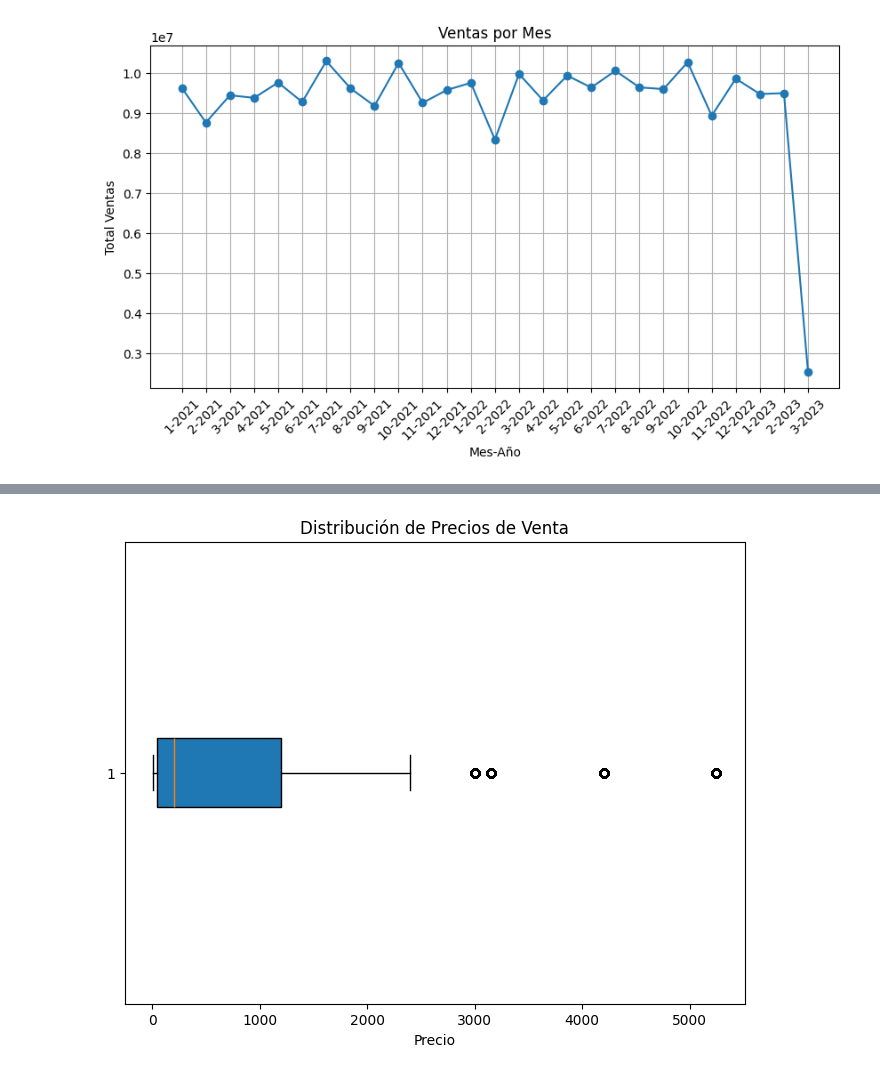
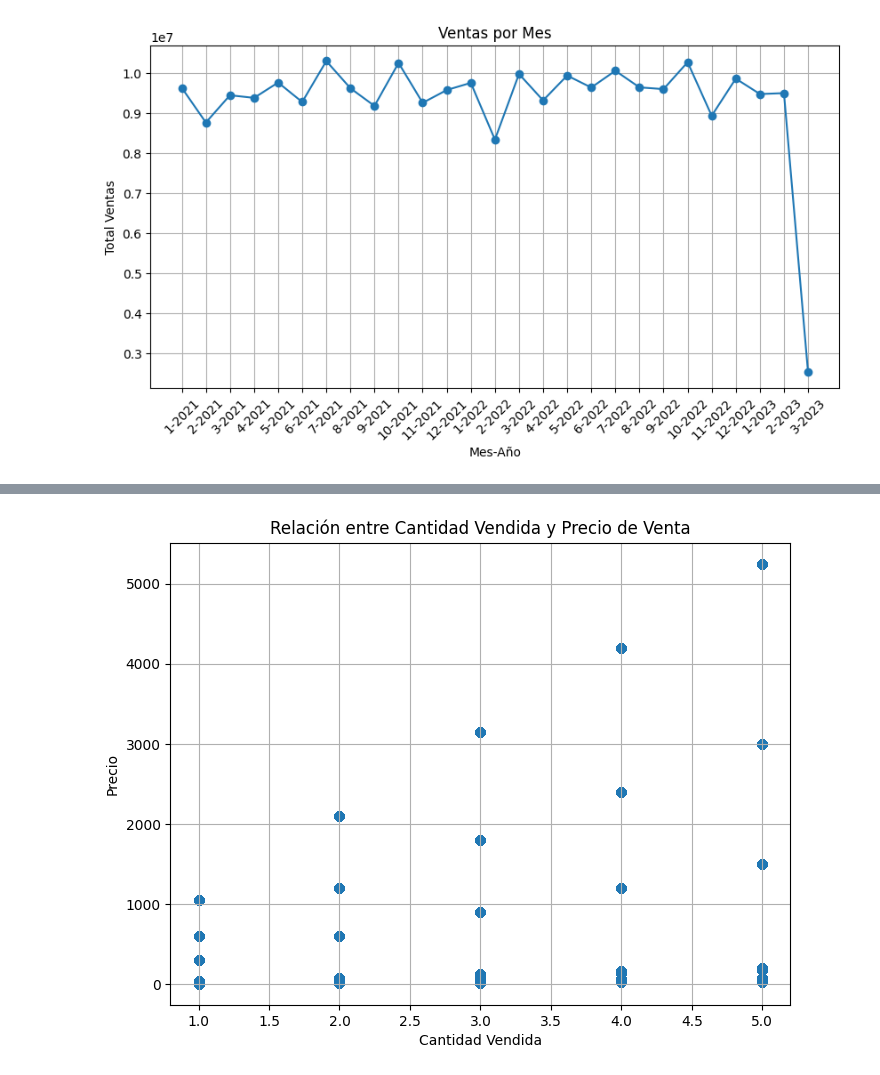
Before and after one commit to juanhcode/Customer-Shopping-Analytics, a Jupyter notebook: customerPandas.ipynb, the cells around one changed output, grey strips where cells are left out. Saved outputs shown, nothing was run; the diff lists cells and outputs as text; code cells hidden in the pictures.

```diff
--- a/customerPandas.ipynb
+++ b/customerPandas.ipynb
@@ -591,19 +592,18 @@ df_ventas_mes
 | 26 | 2023 | 3 | 2514146.79 |
 # %%
 import matplotlib.pyplot as plt
-import pandas as pd
-from sqlalchemy import create_engine
 
 DATABASE_URL = "postgresql://admin:admin123@localhost:5432/CustomerShopDB"
 engine = create_engine(DATABASE_URL)
 
-
+DATABASE_URL="postgresql://project1_cdd_db_owner:npg_52oPJzylMEbA@ep-silent-cell-a4z5hbun-pooler.us-east-1.aws.neon.tech/project1_cdd_db?sslmode=require"
+engine = create_engine(DATABASE_URL)
 
 # 1. Ventas por mes (línea)
 df_ventas_mes = pd.read_sql("""
-    SELECT d.month, d.year, SUM(s.total_price) AS total_ventas
-    FROM sales s
-    JOIN date d ON s.invoice_date = d.date_id
+    SELECT d.month, d.year, SUM(s.price * s.quantity) AS total_ventas
+    FROM public."factSales" s
+    JOIN public."dimInvoiceDate" d ON s.id_invoice_date = d.id_invoice_date
     GROUP BY d.year, d.month
     ORDER BY d.year, d.month
 """, engine)
@@ -688,13 +682,15 @@ plt.show()
 # %%
-# 6. Distribución de precios de venta (cajas y bigotes)
-df_precios = pd.read_sql("""
-    SELECT price FROM sales
+# 6. Relación entre cantidad vendida y precio (dispersión)
+df_dispersion = pd.read_sql("""
+    SELECT quantity, price FROM public."factSales"
 """, engine)
 
 plt.figure(figsize=(8,6))
-plt.boxplot(df_precios['price'], vert=False, patch_artist=True)
-plt.xlabel("Precio")
-plt.title("Distribución de Precios de Venta")
+plt.scatter(df_dispersion['quantity'], df_dispersion['price'], alpha=0.5)
+plt.xlabel("Cantidad Vendida")
+plt.ylabel("Precio")
+plt.title("Relación entre Cantidad Vendida y Precio de Venta")
+plt.grid()
 plt.show()
 # %% [output]
-[figure, old version]
+[figure, new version]
```
Also changed, not shown: parts of 8 cells of this notebook.
